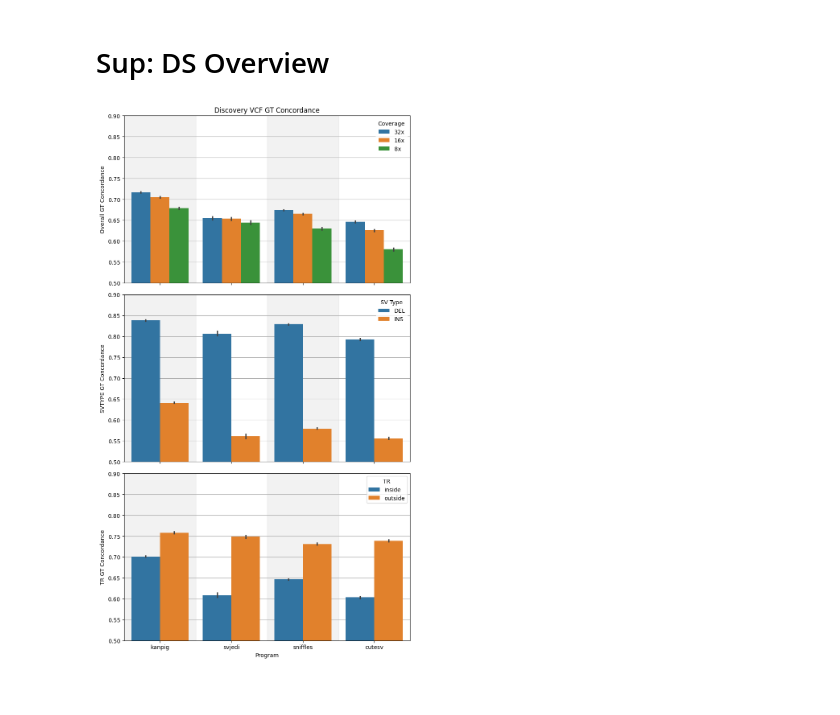
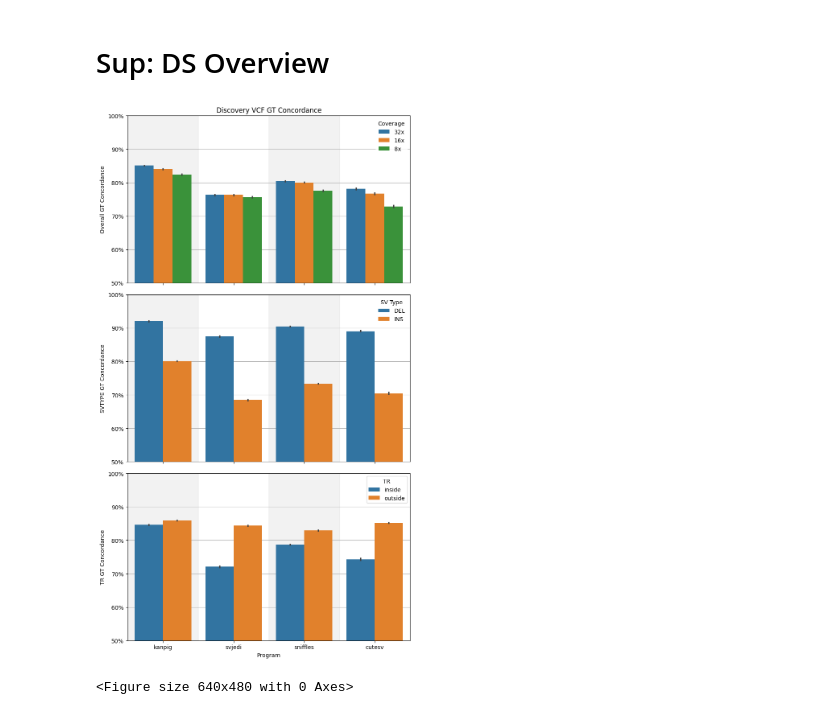
Before and after one commit to fabio-cunial/kanpig_experiments, a Jupyter notebook: manuscript/analysis/DS_Analysis.ipynb, the cells around one changed output. Drawn from its saved outputs; the diff is of its cells as text; code cells hidden in the pictures.

```diff
--- a/manuscript/analysis/DS_Analysis.ipynb
+++ b/manuscript/analysis/DS_Analysis.ipynb
@@ -6,12 +6,15 @@ import numpy as np
 import itertools
 from collections import OrderedDict
 
+from matplotlib.ticker import PercentFormatter
+
+
 def add_summary(data, with_as=False):
     """
     Add summary stats to a dataframe
     """
     e = "as_" if with_as else ""
-    data['Total Calls'] = data[['Concordant', 'Discordant', 'Missing', 'Filtered']].sum(axis=1)
+    data['Total Calls'] = data[['Concordant', 'Discordant', 'Missing']].sum(axis=1)
     data['Total Genotyped'] = data['Total Calls'] - data['Missing']
     data['Missing Rate'] = data['Missing'] / data['Total Genotyped']
     data['GT Concordance'] = data['Concordant'] / data['Total Genotyped']
@@ -101,12 +126,13 @@ view2.reset_index().to_csv("SupTable_DS_PrecisionRecall.txt", sep='\t', index=Fa
 # Sup: DS Overview
 # %%
 
+YLIM = (0.5, 1.0)
 def add_summary(data, with_as=False):
     """
     Add summary stats to a dataframe
     """
     e = "as_" if with_as else ""
-    data['Total Calls'] = data[['Concordant', 'Discordant', 'Missing', 'Filtered']].sum(axis=1)
+    data['Total Calls'] = data[['Concordant', 'Discordant', 'Missing']].sum(axis=1)
     data['Total Genotyped'] = data['Total Calls'] - data['Missing']
     data['Missing Rate'] = data['Missing'] / data['Total Genotyped']
     data['GT Concordance'] = data['Concordant'] / data['Total Genotyped']
@@ -126,7 +152,7 @@ def plot_gtconcordance_barplot(subset, ax, title="Genotype Concordance"):
     p = sb.barplot(data=subset, x="program", y="GT Concordance", hue="coverage",
                    hue_order=['32x', '16x', '8x'], ax=ax, zorder=2)
     p.set(title=title, ylabel="Overall GT Concordance")
-
+    p.yaxis.set_major_formatter(PercentFormatter(1, decimals=0))
     categories = subset['program'].unique()
     num_categories = len(categories)
 
@@ -136,7 +162,7 @@ def plot_gtconcordance_barplot(subset, ax, title="Genotype Concordance"):
 
     # Adjust x-axis limits if needed
     p.set_xlim(-0.5, num_categories - 0.5)
-    p.set_ylim(0.5, 0.9)
+    p.set_ylim(YLIM)
     ax.grid(axis='y', zorder=1)
     legend = p.legend(frameon=True, title='Coverage', loc='upper right')
     legend.get_frame().set_edgecolor('white')
@@ -148,7 +174,7 @@ def plot_typestrat(subset_a, subset_b, ax1, ax2):
     p = sb.barplot(data=subset_a, x="program", y="GT Concordance", hue="svtype",
                    hue_order=['DEL', 'INS'], order=['kanpig', 'svjedi', 'sniffles', 'cutesv'],
                    zorder=2, ax=ax1)
-
+    p.yaxis.set_major_formatter(PercentFormatter(1, decimals=0))
 
     categories = subset_a['program'].unique()
     num_categories = len(categories) - 1
@@ -159,7 +185,7 @@ def plot_typestrat(subset_a, subset_b, ax1, ax2):
 
     # Adjust x-axis limits if needed
     p.set_xlim(-0.5, num_categories - 0.5)
-    p.set_ylim(0.5, 0.9)
+    p.set_ylim(YLIM)
     ax1.grid(axis='y', zorder=1)
     legend = p.legend(frameon=True, title='SV Type', ncol=1, loc='upper right')
     legend.get_frame().set_edgecolor('white')
@@ -169,7 +195,7 @@ def plot_typestrat(subset_a, subset_b, ax1, ax2):
     p = sb.barplot(data=subset_b, x="program", y="GT Concordance", hue="TR",
                    hue_order=['inside', 'outside'], order=['kanpig', 'svjedi', 'sniffles', 'cutesv'],
                    zorder=2, ax=ax2)
-
+    p.yaxis.set_major_formatter(PercentFormatter(1, decimals=0))
 
     p.set(xlabel="Program", ylabel="TR GT Concordance")
 
@@ -182,7 +208,7 @@ def plot_typestrat(subset_a, subset_b, ax1, ax2):
 
     # Adjust x-axis limits if needed
     p.set_xlim(-0.5, num_categories - 0.5)
-    p.set_ylim(0.5, 0.9)
+    p.set_ylim(YLIM)
     ax2.grid(axis='y', zorder=1)
     #legend = p.legend(frameon=True, title='SV Type', loc='upper right')
     #legend.get_frame().set_edgecolor('white')
@@ -195,31 +221,34 @@ exp = 'ds'
 
 view = svtype_data[(svtype_data['svtype'] == 'TOT')
                     & (svtype_data['experiment'] == exp)
                     & (svtype_data['technology'] == 'pac')]
 
 fig, (ax1, ax2, ax3) = plt.subplots(3, 1, sharex=True, figsize=(8, 14))
 
 plot_gtconcordance_barplot(view, ax1, "Discovery VCF GT Concordance")
 
 a = svtype_data[(tr_svtype_data['svtype'] != 'TOT')
                    & (svtype_data['experiment'] == exp)
                    & (svtype_data['technology'] == 'pac')
                    & (svtype_data['coverage'] == '32x')]
 
 b = tr_svtype_data[(tr_svtype_data['svtype'] == 'TOT')
                    & (tr_svtype_data['experiment'] == exp)
                    & (tr_svtype_data['technology'] == 'pac')
                    & (tr_svtype_data['coverage'] == '32x')].copy()
 b['TR'] = 'inside'
 c = ntr_svtype_data[(ntr_svtype_data['svtype'] == 'TOT')
                    & (ntr_svtype_data['experiment'] == exp)
                    & (ntr_svtype_data['technology'] == 'pac')
                    & (ntr_svtype_data['coverage'] == '32x')].copy()
 c['TR'] = 'outside'
 d = pd.concat([b, c]).reset_index(drop=True)
 
 plot_typestrat(a, d, ax2, ax3)
 fig.tight_layout()
 plt.show()
+plt.rcParams['pdf.fonttype'] = 42
+plt.savefig("SupFigure_DS_Concordance.pdf", format='pdf', bbox_inches='tight')
 # %% [output]
-[figure, old version]
+[figure, new version]
+<Figure size 640x480 with 0 Axes>
```
Also changed, not shown: parts of 6 cells of this notebook, 5 other files.
